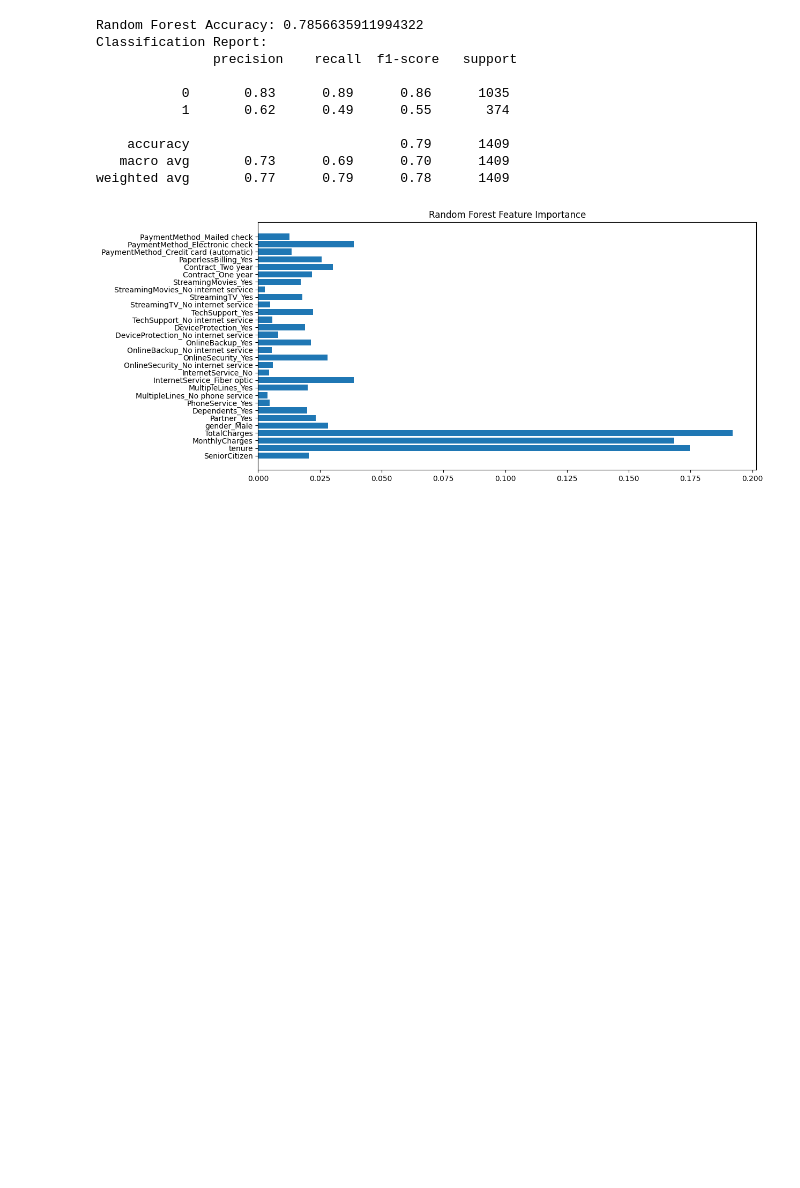
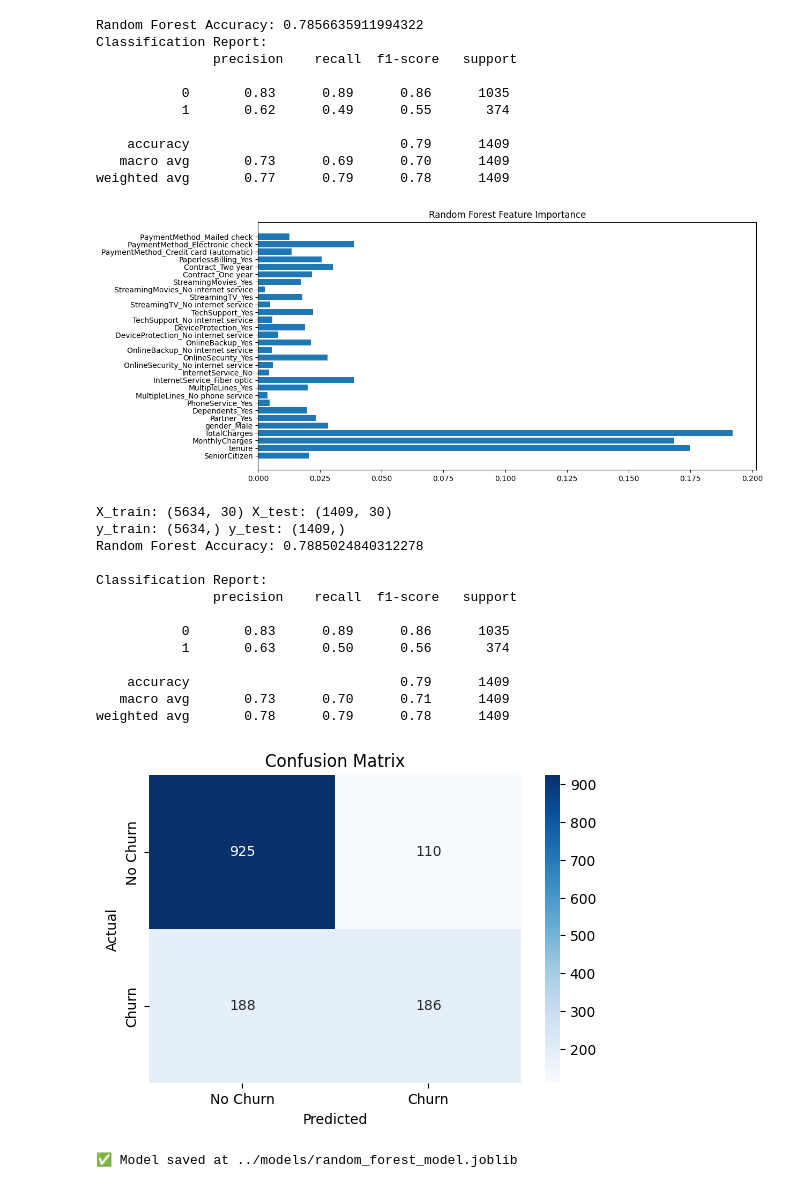
Before and after one commit to Nithinnagasai72/CustomerChurn, a Jupyter notebook: notebooks/fe.ipynb, the cells around one changed output. Saved outputs shown, nothing was run; the diff lists cells and outputs as text; code cells hidden in the pictures; blank space fills up the shorter version.

Commit message:
Train Random Forest model, evaluate, and save final model

```diff
--- a/notebooks/fe.ipynb
+++ b/notebooks/fe.ipynb
@@ -204,3 +204,63 @@ plt.title("Random Forest Feature Importance")
 plt.show()
 # %% [output]
 [figure]
+# %%
+# Day 5: Train Final Model and Save It
+
+import numpy as np
+import pandas as pd
+import matplotlib.pyplot as plt
+import seaborn as sns
+from sklearn.ensemble import RandomForestClassifier
+from sklearn.metrics import accuracy_score, classification_report, confusion_matrix
+import joblib
+import os
+
+# 1. Load saved train/test data from Day 3
+X_train = np.load("../data/X_train_scaled.npy")
+X_test = np.load("../data/X_test_scaled.npy")
+y_train = np.load("../data/y_train.npy")
+y_test = np.load("../data/y_test.npy")
+
+print("X_train:", X_train.shape, "X_test:", X_test.shape)
+print("y_train:", y_train.shape, "y_test:", y_test.shape)
+
+# 2. Train Random Forest
+rf = RandomForestClassifier(n_estimators=200, random_state=42, class_weight="balanced")
+rf.fit(X_train, y_train)
+
+# 3. Evaluate
+y_pred = rf.predict(X_test)
+
+print("Random Forest Accuracy:", accuracy_score(y_test, y_pred))
+print("\nClassification Report:\n", classification_report(y_test, y_pred))
+
+# Confusion Matrix
+cm = confusion_matrix(y_test, y_pred)
+plt.figure(figsize=(6,4))
+sns.heatmap(cm, annot=True, fmt="d", cmap="Blues", xticklabels=["No Churn", "Churn"], yticklabels=["No Churn", "Churn"])
+plt.xlabel("Predicted")
+plt.ylabel("Actual")
+plt.title("Confusion Matrix")
+plt.show()
+
+# 4. Save model
+os.makedirs("models", exist_ok=True)
+joblib.dump(rf, "models/random_forest_model.joblib")
+print("✅ Model saved at ../models/random_forest_model.joblib")
+# %% [output]
+X_train: (5634, 30) X_test: (1409, 30)
+y_train: (5634,) y_test: (1409,)
+Random Forest Accuracy: 0.7885024840312278
+
+Classification Report:
+               precision    recall  f1-score   support
+
+           0       0.83      0.89      0.86      1035
+           1       0.63      0.50      0.56       374
+
+    accuracy                           0.79      1409
+   macro avg       0.73      0.70      0.71      1409
+weighted avg       0.78      0.79      0.78      1409
+[figure, added]
+✅ Model saved at ../models/random_forest_model.joblib
```
Also changed, not shown: 1 other file.
